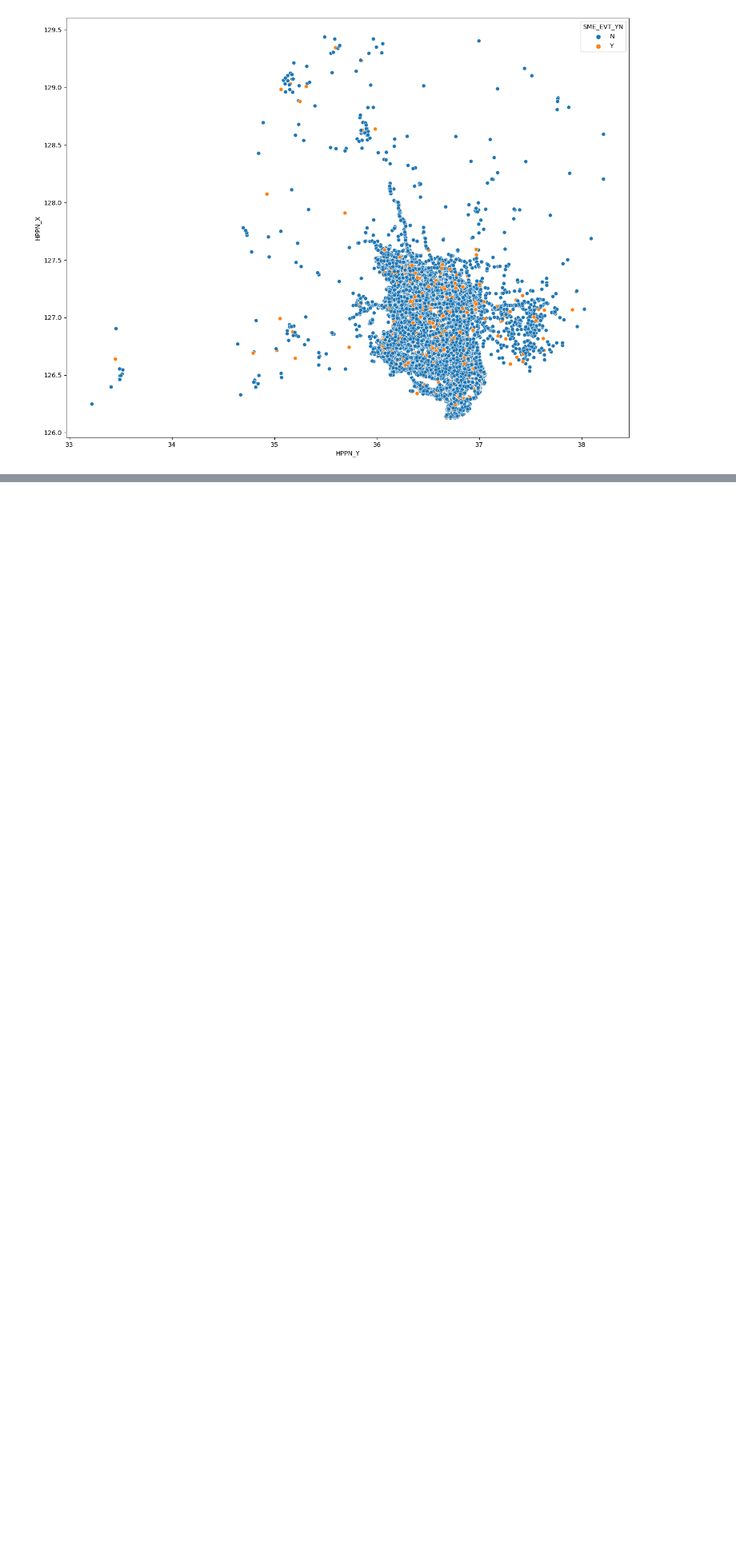
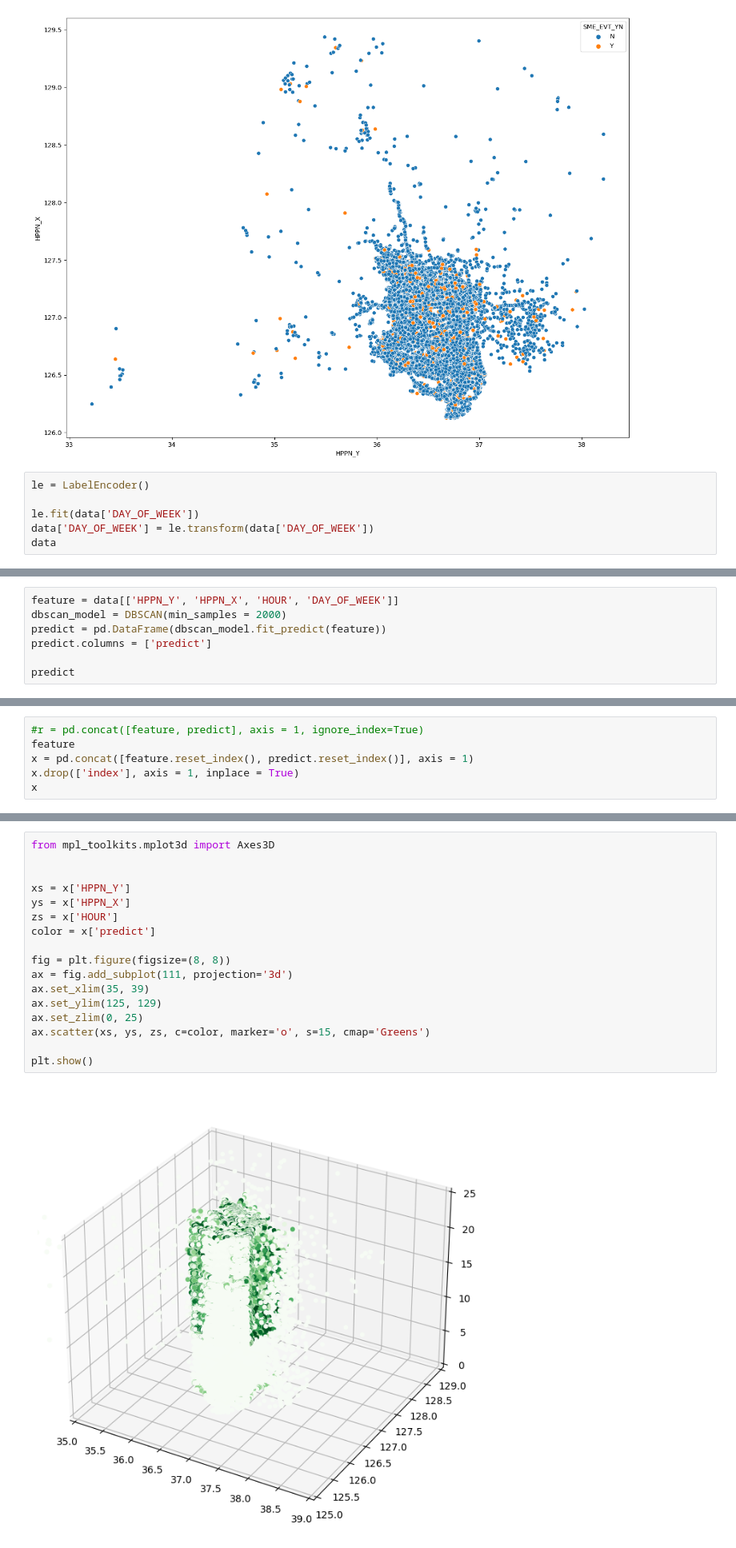
Before and after one commit to Muj2n/Trafic_Data_Analysis_Contest, a Jupyter notebook: KwonHwi/지역 치안 안전 데이터 분석 경진대회.ipynb, the cells around one changed output, grey strips where cells are left out. Shown at 80% size. Saved outputs shown, nothing was run; the diff lists cells and outputs as text; blank space fills up the shorter version.

```diff
--- a/KwonHwi/지역 치안 안전 데이터 분석 경진대회.ipynb
+++ b/KwonHwi/지역 치안 안전 데이터 분석 경진대회.ipynb
@@ -808,3 +809,9 @@ sns.scatterplot(data=data, x="HPPN_Y", y="HPPN_X", hue="SME_EVT_YN")
 plt.show()
 # %% [output]
 [figure]
+# %%
+le = LabelEncoder()
+
+le.fit(data['DAY_OF_WEEK'])
+data['DAY_OF_WEEK'] = le.transform(data['DAY_OF_WEEK'])
+data
@@ -810,0 +832,7 @@ plt.show()
+# %%
+feature = data[['HPPN_Y', 'HPPN_X', 'HOUR', 'DAY_OF_WEEK']]
+dbscan_model = DBSCAN(min_samples = 2000)
+predict = pd.DataFrame(dbscan_model.fit_predict(feature))
+predict.columns = ['predict']
+
+predict
@@ -810,0 +865,6 @@ plt.show()
+# %%
+#r = pd.concat([feature, predict], axis = 1, ignore_index=True)
+feature
+x = pd.concat([feature.reset_index(), predict.reset_index()], axis = 1)
+x.drop(['index'], axis = 1, inplace = True)
+x
@@ -810,0 +885,19 @@ plt.show()
+# %%
+from mpl_toolkits.mplot3d import Axes3D
+
+
+xs = x['HPPN_Y']
+ys = x['HPPN_X']
+zs = x['HOUR']
+color = x['predict']
+
+fig = plt.figure(figsize=(8, 8))
+ax = fig.add_subplot(111, projection='3d')
+ax.set_xlim(35, 39)
+ax.set_ylim(125, 129)
+ax.set_zlim(0, 25)
+ax.scatter(xs, ys, zs, c=color, marker='o', s=15, cmap='Greens')
+
+plt.show()
+# %% [output]
+[figure, added]
```
Also changed, not shown: parts of 6 cells of this notebook.
